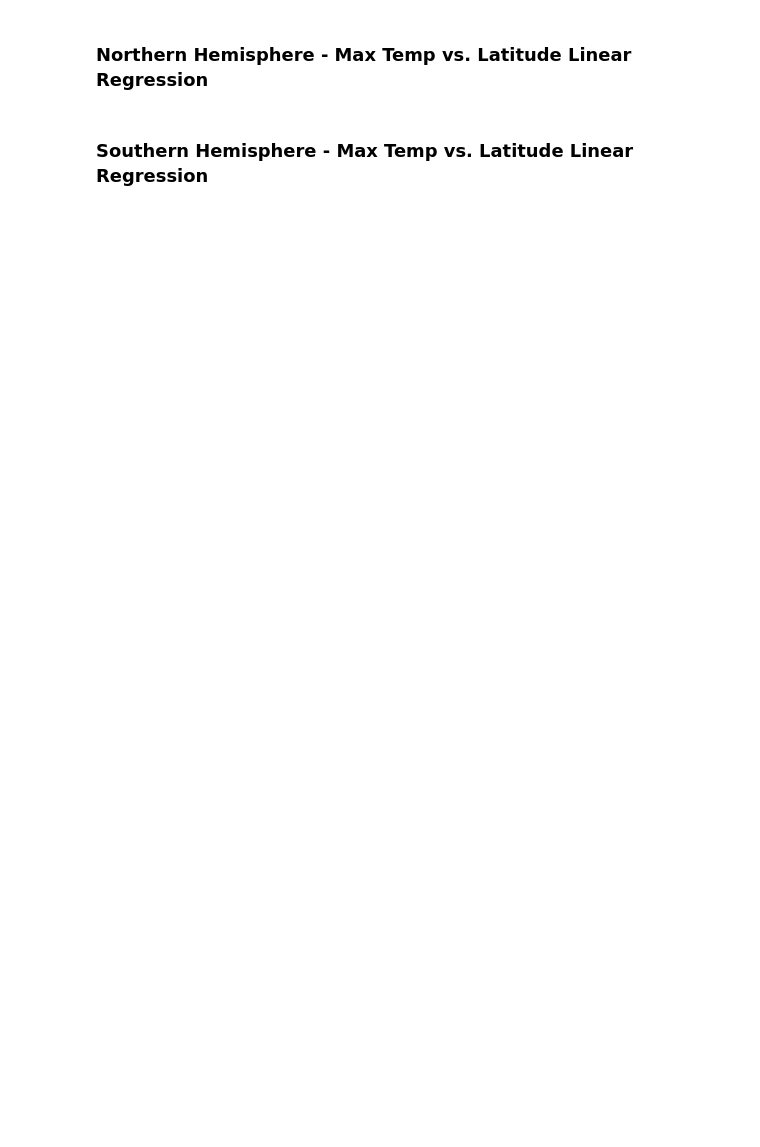
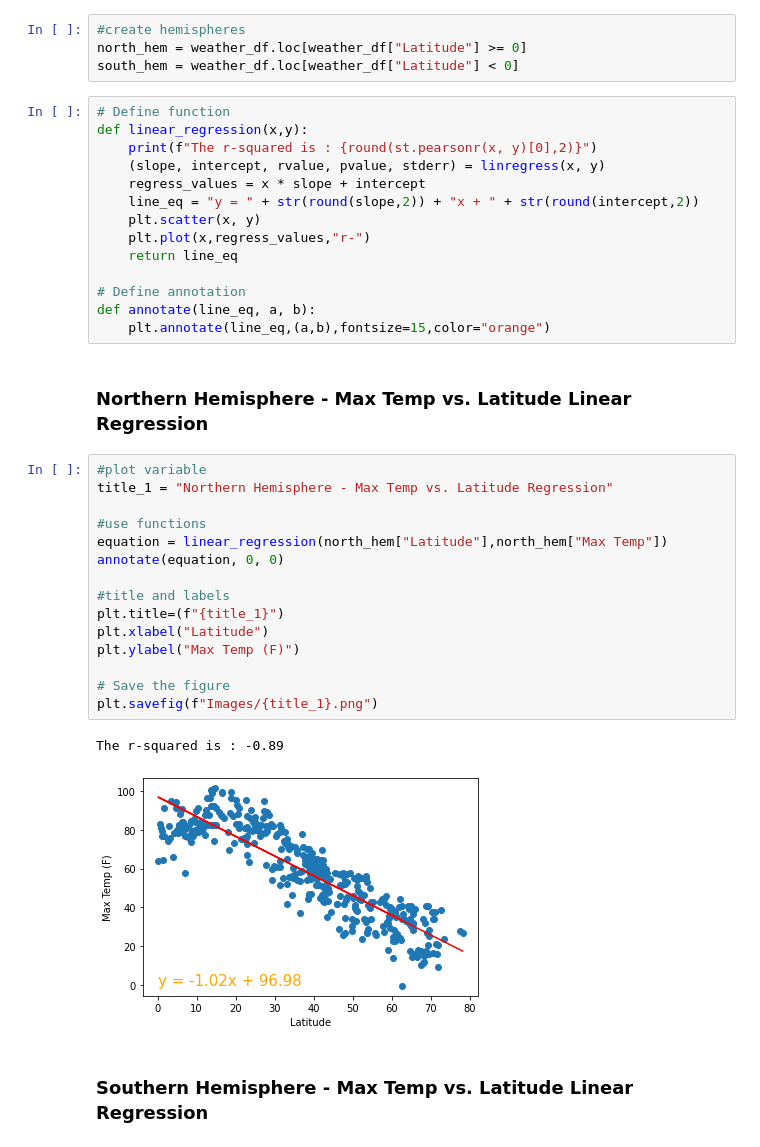
Before and after one commit to timsamson/Python_API_Challange, a Jupyter notebook: starter_code/WeatherPy.ipynb, the cells around one changed output. Saved outputs shown, nothing was run; the diff lists cells and outputs as text; blank space fills up the shorter version.

Commit message:
added functions and regression

```diff
--- a/starter_code/WeatherPy.ipynb
+++ b/starter_code/WeatherPy.ipynb
@@ -223,7 +215,43 @@ TypeError: 'str' object is not callable
 ## Linear Regression
 # %% [markdown]
 ### Write linear regression plot function (optional)
+# %%
+#create hemispheres
+north_hem = weather_df.loc[weather_df["Latitude"] >= 0]
+south_hem = weather_df.loc[weather_df["Latitude"] < 0]
+# %%
+# Define function
+def linear_regression(x,y):
+    print(f"The r-squared is : {round(st.pearsonr(x, y)[0],2)}")
+    (slope, intercept, rvalue, pvalue, stderr) = linregress(x, y)
+    regress_values = x * slope + intercept
+    line_eq = "y = " + str(round(slope,2)) + "x + " + str(round(intercept,2))
+    plt.scatter(x, y)
+    plt.plot(x,regress_values,"r-")
+    return line_eq
+
+# Define annotation
+def annotate(line_eq, a, b):
+    plt.annotate(line_eq,(a,b),fontsize=15,color="orange")
 # %% [markdown]
 ###  Northern Hemisphere - Max Temp vs. Latitude Linear Regression
+# %%
+#plot variable
+title_1 = "Northern Hemisphere - Max Temp vs. Latitude Regression"
+
+#use functions
+equation = linear_regression(north_hem["Latitude"],north_hem["Max Temp"])
+annotate(equation, 0, 0)
+
+#title and labels
+plt.title=(f"{title_1}")
+plt.xlabel("Latitude")
+plt.ylabel("Max Temp (F)")
+
+# Save the figure
+plt.savefig(f"Images/{title_1}.png")
+# %% [output]
+The r-squared is : -0.89
+[figure, added]
 # %% [markdown]
 ###  Southern Hemisphere - Max Temp vs. Latitude Linear Regression
```
Also changed, not shown: parts of 14 cells of this notebook, 6 other files.
